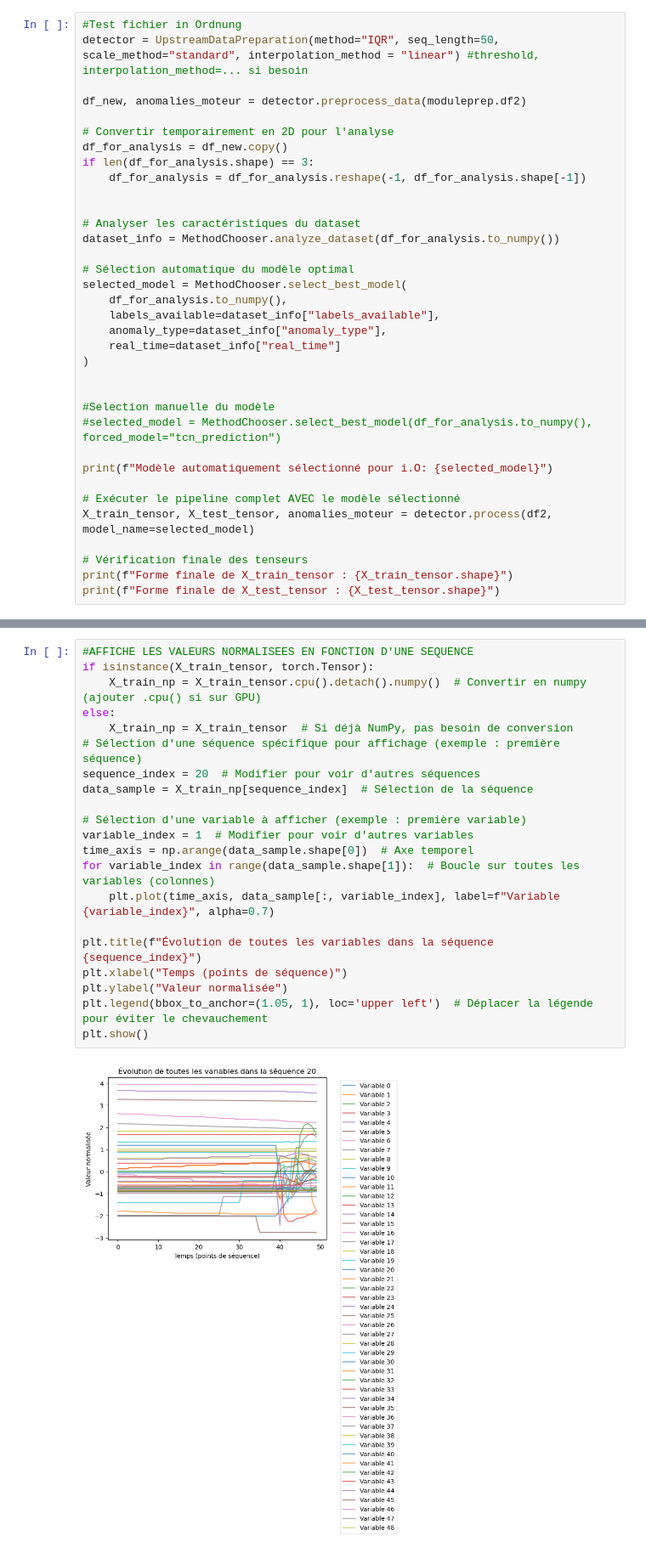
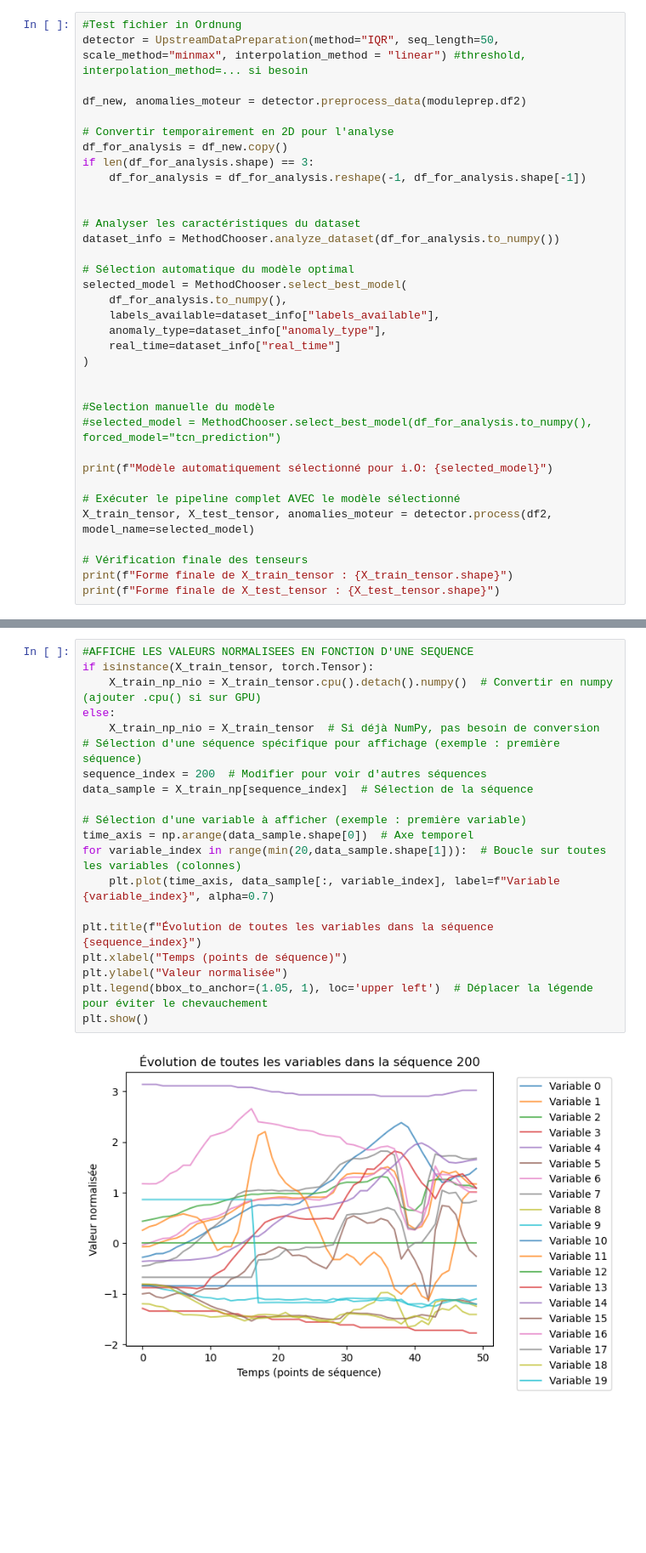
Before and after one commit to CorentinPellerin/TimeSeADPellerinC, a Jupyter notebook: timesead.ipynb, the cells around one changed output, grey strips where cells are left out. Shown at 85% size. Drawn from its saved outputs; the diff is of its cells as text; blank space fills up the shorter version.

```diff
--- a/timesead.ipynb
+++ b/timesead.ipynb
@@ -22,6 +31,6 @@ from datapreparation import MethodChooser, UpstreamDataPreparation, df2, df3
 # %%
 #Test fichier in Ordnung
-detector = UpstreamDataPreparation(method="IQR", seq_length=50, scale_method="standard", interpolation_method = "linear") #threshold, interpolation_method=... si besoin
+detector = UpstreamDataPreparation(method="IQR", seq_length=50, scale_method="minmax", interpolation_method = "linear") #threshold, interpolation_method=... si besoin
 
 df_new, anomalies_moteur = detector.preprocess_data(moduleprep.df2)
 
@@ -158,26 +167,25 @@ plt.show()
 # %%
 #AFFICHE LES VALEURS NORMALISEES EN FONCTION D'UNE SEQUENCE
 if isinstance(X_train_tensor, torch.Tensor):
-    X_train_np = X_train_tensor.cpu().detach().numpy()  # Convertir en numpy (ajouter .cpu() si sur GPU)
+    X_train_np_nio = X_train_tensor.cpu().detach().numpy()  # Convertir en numpy (ajouter .cpu() si sur GPU)
 else:
-    X_train_np = X_train_tensor  # Si déjà NumPy, pas besoin de conversion
+    X_train_np_nio = X_train_tensor  # Si déjà NumPy, pas besoin de conversion
 # Sélection d'une séquence spécifique pour affichage (exemple : première séquence)
-sequence_index = 20  # Modifier pour voir d'autres séquences
+sequence_index = 200  # Modifier pour voir d'autres séquences
 data_sample = X_train_np[sequence_index]  # Sélection de la séquence
 
 # Sélection d'une variable à afficher (exemple : première variable)
-variable_index = 1  # Modifier pour voir d'autres variables
 time_axis = np.arange(data_sample.shape[0])  # Axe temporel
-for variable_index in range(data_sample.shape[1]):  # Boucle sur toutes les variables (colonnes)
+for variable_index in range(min(20,data_sample.shape[1])):  # Boucle sur toutes les variables (colonnes)
     plt.plot(time_axis, data_sample[:, variable_index], label=f"Variable {variable_index}", alpha=0.7)
 
 plt.title(f"Évolution de toutes les variables dans la séquence {sequence_index}")
 plt.xlabel("Temps (points de séquence)")
 plt.ylabel("Valeur normalisée")
 plt.legend(bbox_to_anchor=(1.05, 1), loc='upper left')  # Déplacer la légende pour éviter le chevauchement
 plt.show()
 # %% [output]
-[figure, old version]
+[figure, new version]
 # %%
 #AFFICHE LES ANOMALIES POUR CHAQUE FEATURES
 variables_cibles = ["rpm", "Nm", "%", "hPa", "ppm", "g/s", "mg/s", "°C", "°C.1", "°C.2", "°C.3"]
```
Also changed, not shown: parts of 12 cells of this notebook.
